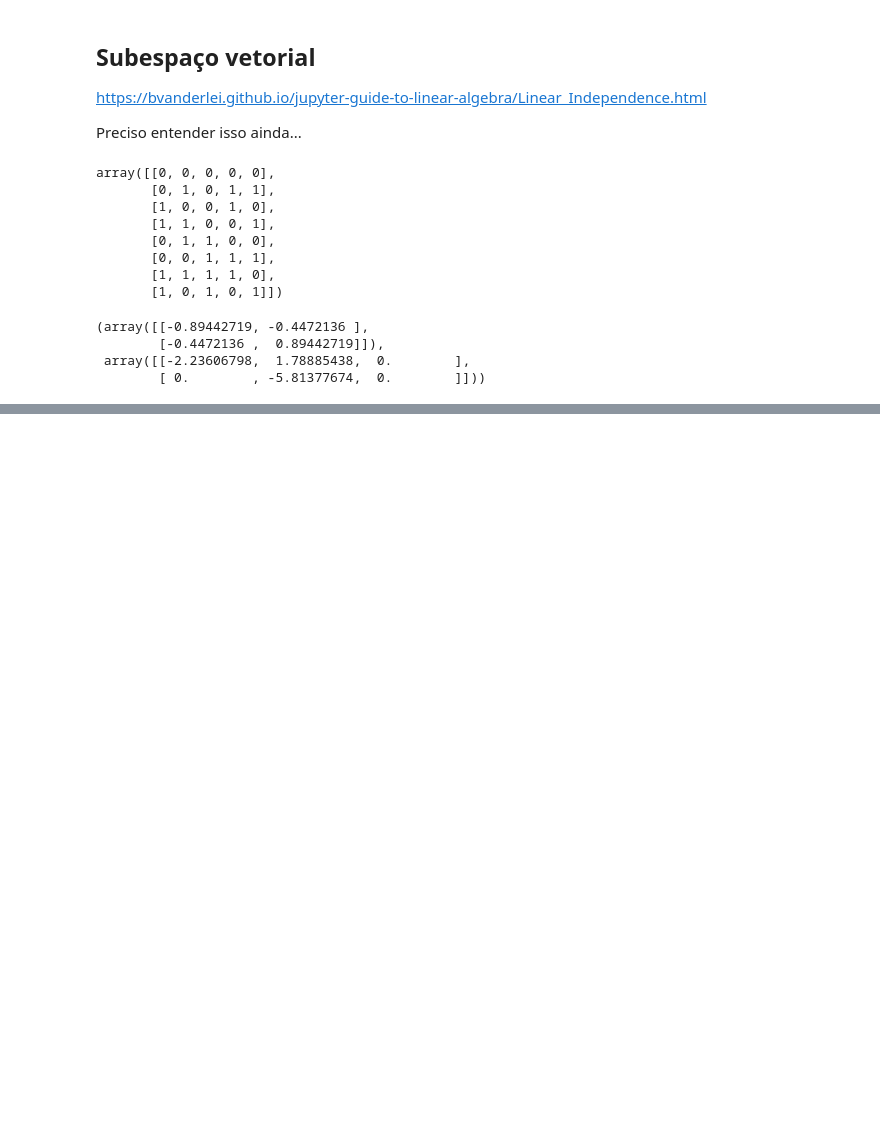
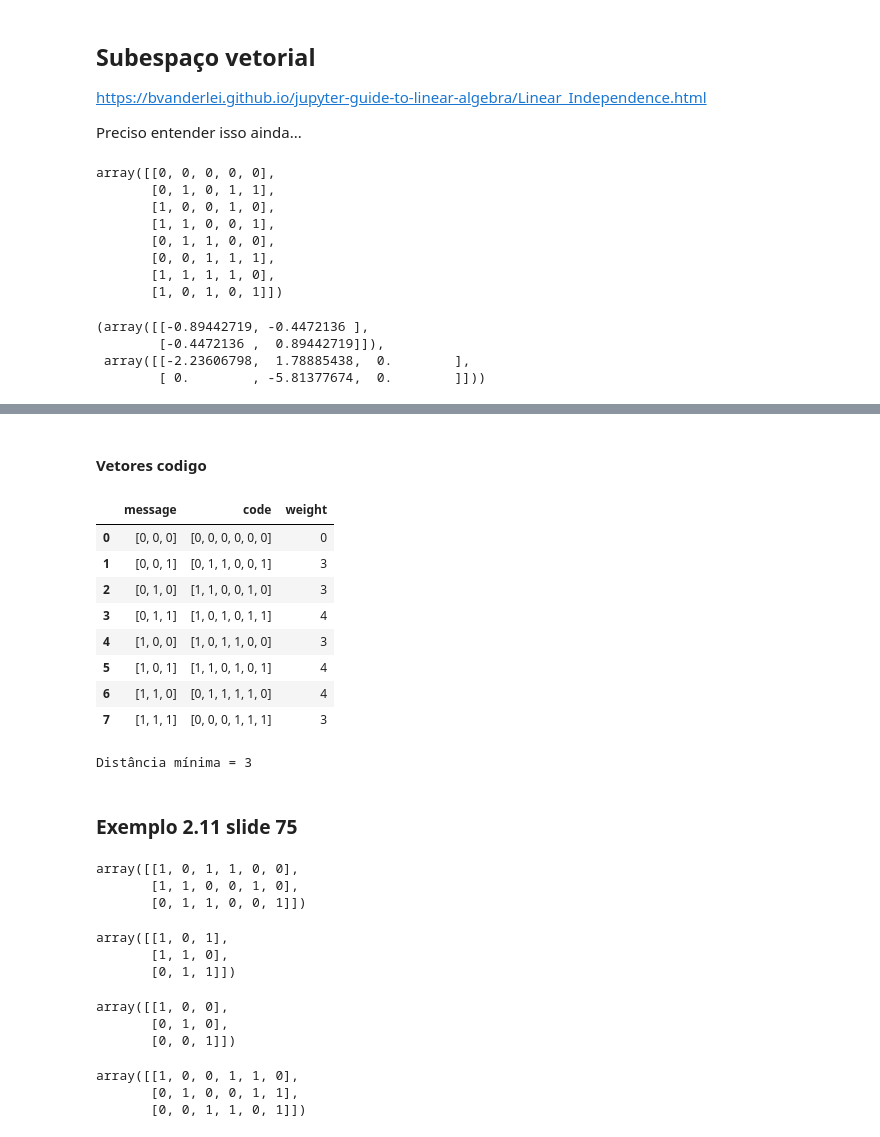
Before and after one commit to rodrigoms2004/inatel_pos_engenharia_telecom, a Jupyter notebook: Disciplinas/RT001_Introdução à Teoria da Informação Codificação de Fonte e Canal/RT001.ipynb, the cells around one changed output, grey strips where cells are left out. Drawn from its saved outputs; the diff is of its cells as text; code cells hidden in the pictures; blank space fills up the shorter version.

```diff
--- a/Disciplinas/RT001_Introdução à Teoria da Informação Codificação de Fonte e Canal/RT001.ipynb
+++ b/Disciplinas/RT001_Introdução à Teoria da Informação Codificação de Fonte e Canal/RT001.ipynb
@@ -286,0 +362,8 @@ df
+# %%
+G = np.array([
+    [1, 0, 1, 1, 0, 0],
+    [1, 1, 0, 0, 1, 0],
+    [0, 1, 1, 0, 0, 1]
+])
+
+G
@@ -286,0 +387,57 @@ df
+# %% [markdown]
+#### Vetores codigo
+# %%
+df_distancia = gerarVetoresCodigo(G, messages)
+df_distancia['weight'] = df_distancia['code'].apply(lambda x: np.count_nonzero(x))
+
+weight_list = df_distancia.weight.sort_values().to_list()
+dmin = min([x for x in weight_list if x != 0], default=0)
+dmin
+
+display(df_distancia)
+print(f"Distância mínima = {dmin}")
+# %% [output]
+|  | message | code | weight |
+| 0 | [0, 0, 0] | [0, 0, 0, 0, 0, 0] | 0 |
+| 1 | [0, 0, 1] | [0, 1, 1, 0, 0, 1] | 3 |
+| 2 | [0, 1, 0] | [1, 1, 0, 0, 1, 0] | 3 |
+| 3 | [0, 1, 1] | [1, 0, 1, 0, 1, 1] | 4 |
+| 4 | [1, 0, 0] | [1, 0, 1, 1, 0, 0] | 3 |
+| 5 | [1, 0, 1] | [1, 1, 0, 1, 0, 1] | 4 |
+| 6 | [1, 1, 0] | [0, 1, 1, 1, 1, 0] | 4 |
+| 7 | [1, 1, 1] | [0, 0, 0, 1, 1, 1] | 3 |
+Distância mínima = 3
+# %% [markdown]
+### Exemplo 2.11 slide 75
+# %%
+# Matriz geradora já sistematizada
+G
+# %% [output]
+array([[1, 0, 1, 1, 0, 0],
+       [1, 1, 0, 0, 1, 0],
+       [0, 1, 1, 0, 0, 1]])
+# %%
+# Matrix de paridade
+P_matrix = G[:, :3]
+P_matrix
+# %% [output]
+array([[1, 0, 1],
+       [1, 1, 0],
+       [0, 1, 1]])
+# %%
+# Matriz identidade
+n = G.shape[1]
+k = G.shape[0]
+I3 = np.identity(n-k, dtype=int) # matriz identidade
+I3
+# %% [output]
+array([[1, 0, 0],
+       [0, 1, 0],
+       [0, 0, 1]])
+# %%
+H = gerarMatrizVerificadoraParidade(I3, P_matrix)
+H
+# %% [output]
+array([[1, 0, 0, 1, 1, 0],
+       [0, 1, 0, 0, 1, 1],
+       [0, 0, 1, 1, 0, 1]])
```
Also changed, not shown: parts of 82 cells of this notebook.
